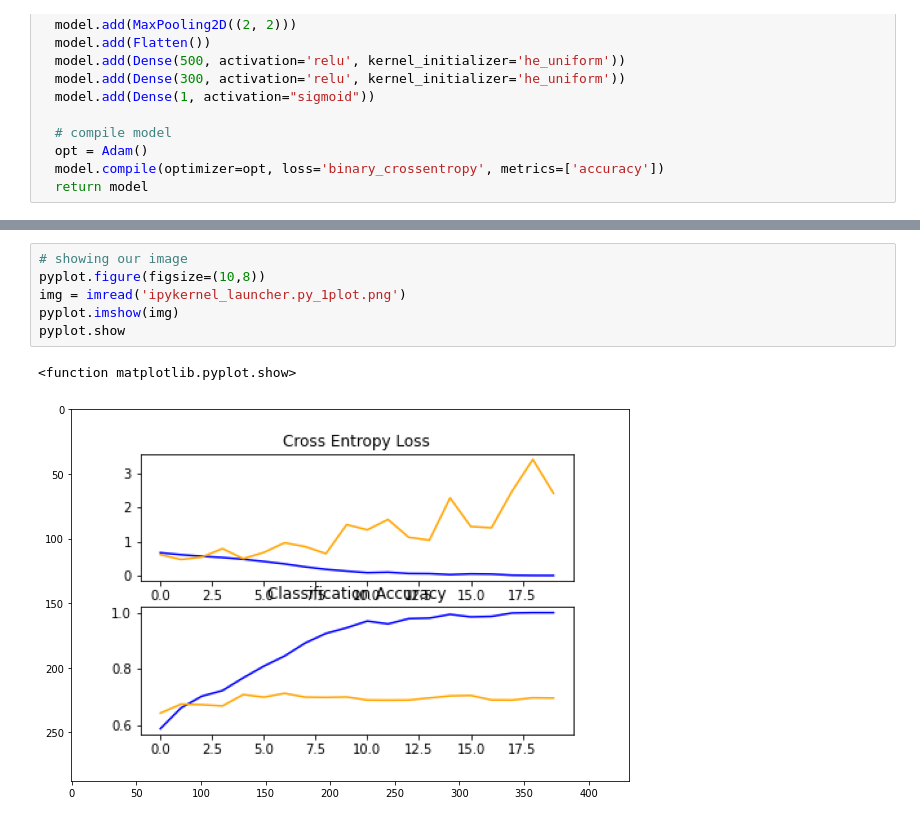
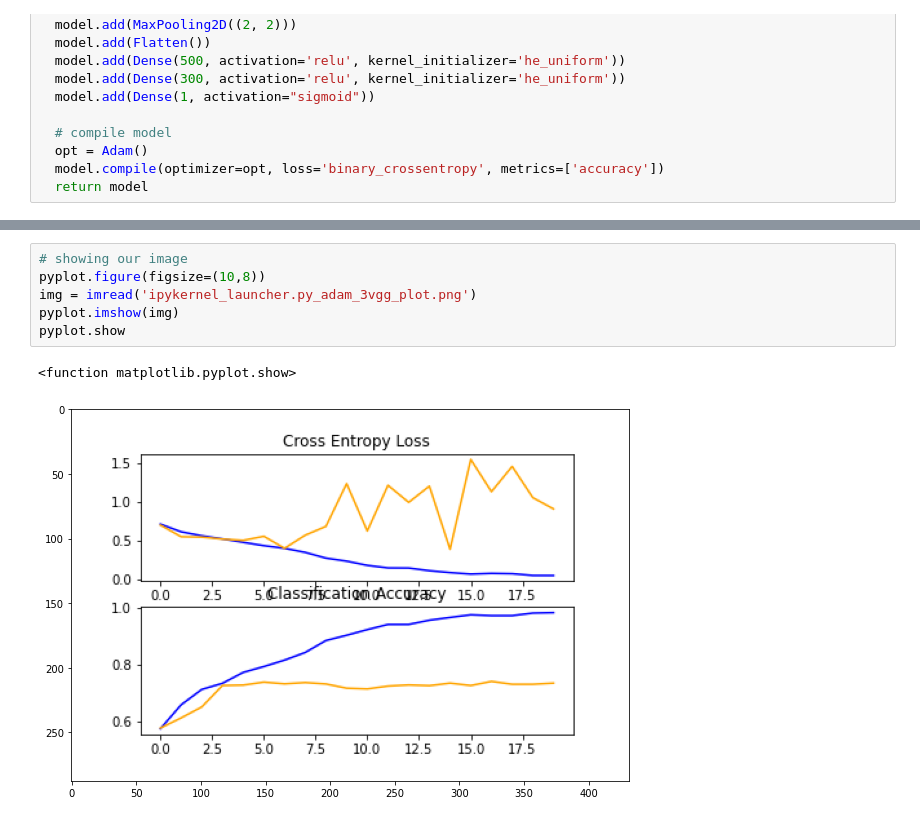
Before and after one commit to WillDera/cats_vs_dog, a Jupyter notebook: cats_and_dogs_convNet.ipynb, the cells around one changed output, grey strips where cells are left out. Saved outputs shown, nothing was run; the diff lists cells and outputs as text.

```diff
--- a/cats_and_dogs_convNet.ipynb
+++ b/cats_and_dogs_convNet.ipynb
@@ -137,9 +137,9 @@ Found 2023 images belonging to 2 classes.
 # %%
 # showing our image
 pyplot.figure(figsize=(10,8))
-img = imread('ipykernel_launcher.py_1plot.png')
+img = imread('ipykernel_launcher.py_adam_3vgg_plot.png')
 pyplot.imshow(img)
 pyplot.show
 # %% [output]
 <function matplotlib.pyplot.show>
-[figure, old version]
+[figure, new version]
```
Also changed, not shown: parts of 1 cell of this notebook.
